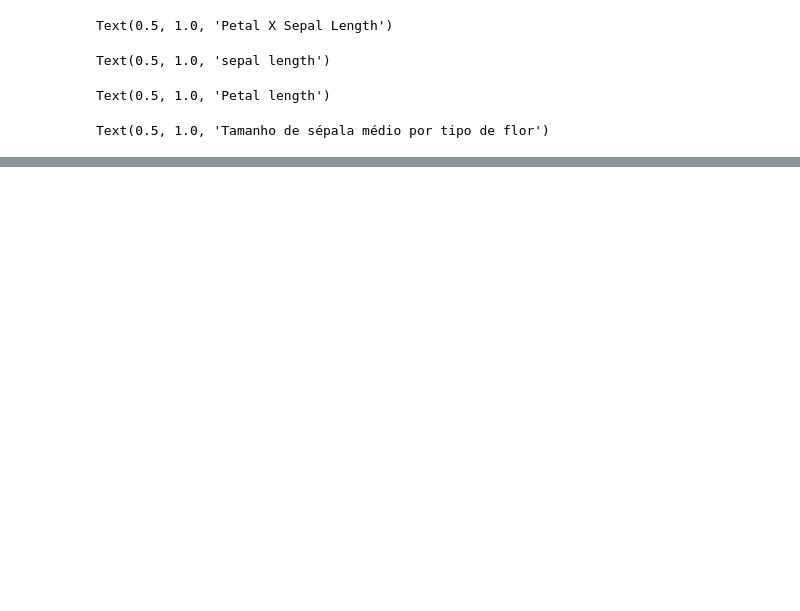
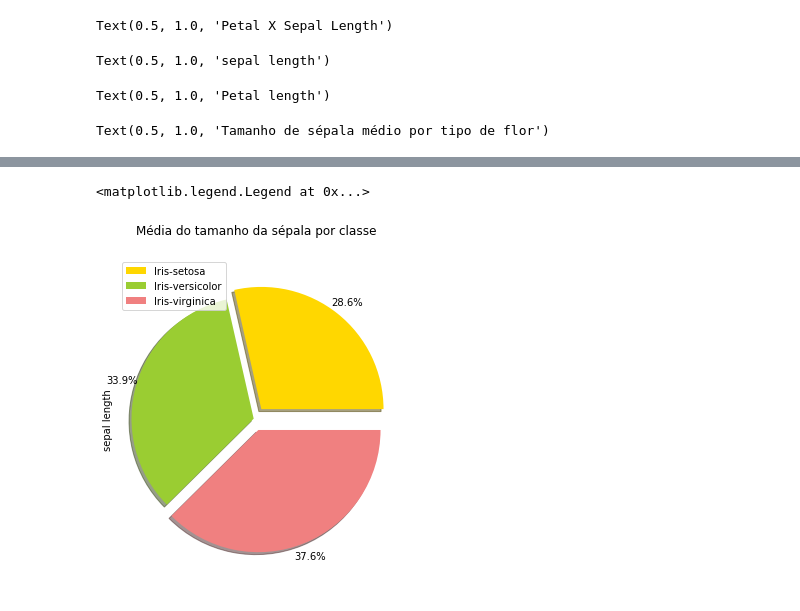
Before and after one commit to lauraDamacenoAlmeida/An-lise-Iris, a Jupyter notebook: Gráficos.ipynb, the cells around one changed output, grey strips where cells are left out. Drawn from its saved outputs; the diff is of its cells as text; code cells hidden in the pictures; blank space fills up the shorter version.

```diff
--- a/Gráficos.ipynb
+++ b/Gráficos.ipynb
@@ -60,0 +175,2 @@ area.savefig('grafico.png',dpi = 300,bbox_inches = 'tight')
+# %%
+media_class = df.groupby('class').mean()
@@ -60,0 +195,19 @@ area.savefig('grafico.png',dpi = 300,bbox_inches = 'tight')
+# %%
+colors_list = ['gold', 'yellowgreen', 'lightcoral', 'lightskyblue', 'lightgreen', 'pink']
+explode_list = [0.1, 0, 0.1] # ratio for each continent with which to offset each wedge.
+
+media_class['sepal length'].plot(kind='pie',
+                                figsize=(5, 6),
+                                autopct='%1.1f%%',
+                                colors=colors_list,
+                                shadow=True,
+                                labels=None,
+                                pctdistance=1.12,
+                                explode=explode_list)
+
+plt.title('Média do tamanho da sépala por classe',y=1.05)
+plt.axis('equal')
+plt.legend(labels=media_class.index, loc='upper left')
+# %% [output]
+<matplotlib.legend.Legend at 0x...>
+[figure, added]
```
Also changed, not shown: parts of 31 cells of this notebook, 4 other files.
